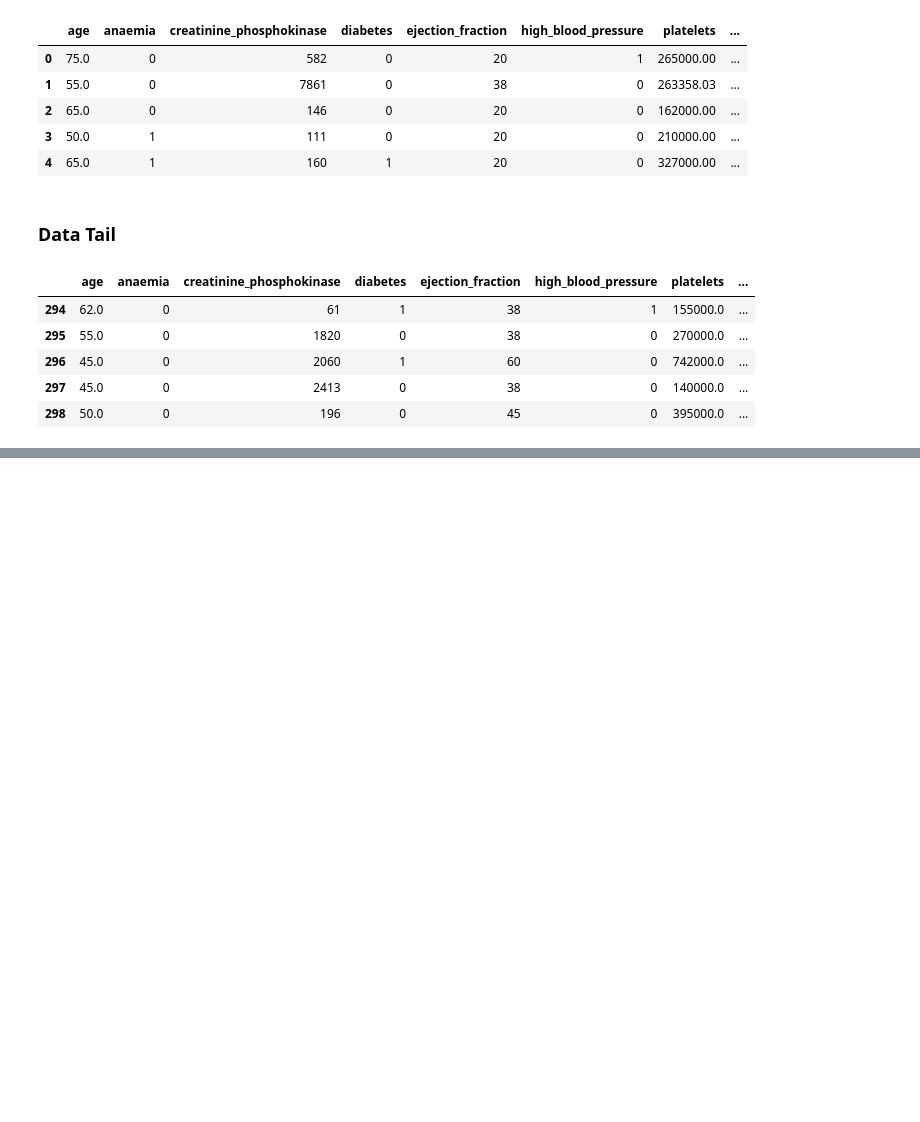
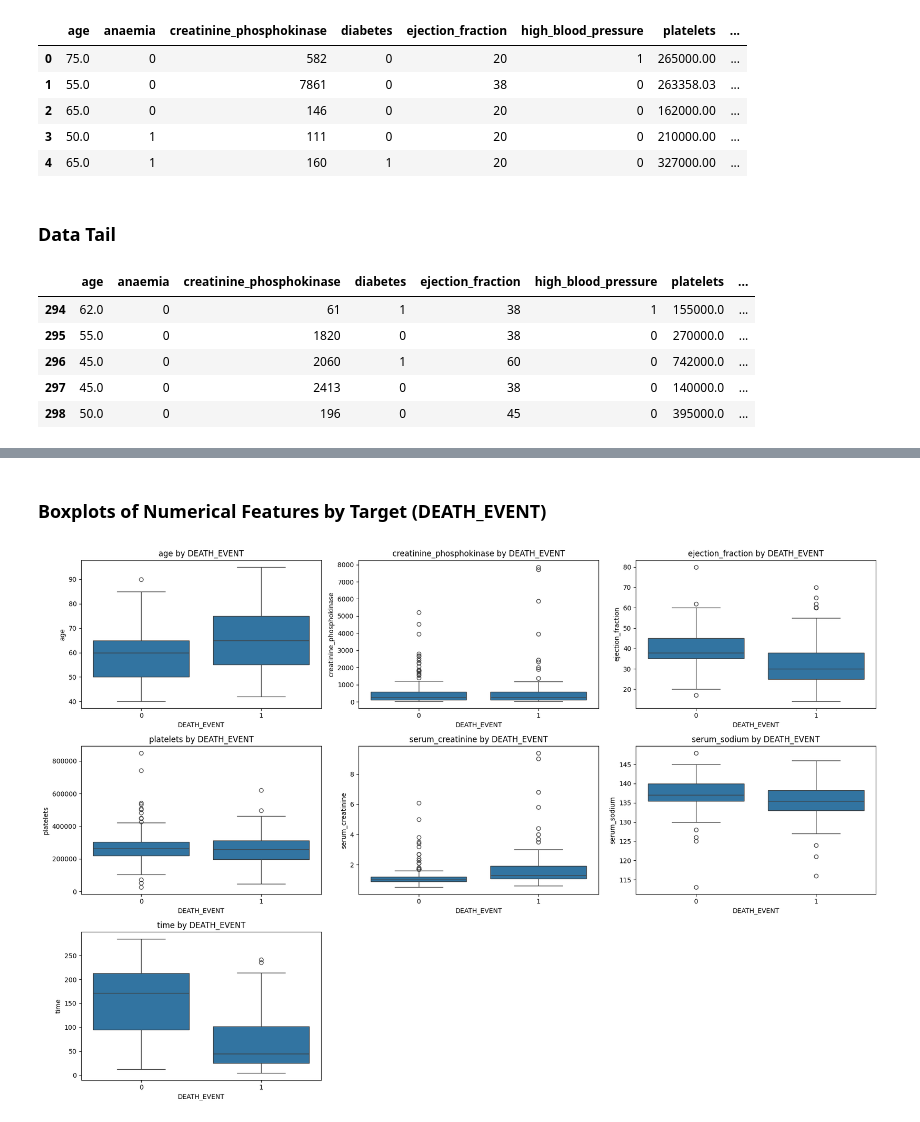
Before and after one commit to MarisaOishy/Heart-_Failure-_Prediction, a Jupyter notebook: Notebook_file/Heart_failure_prediction.ipynb, the cells around one changed output, grey strips where cells are left out. Cells and saved outputs as stored; diff of their text form; code cells hidden in the pictures; blank space fills up the shorter version.

```diff
--- a/Notebook_file/Heart_failure_prediction.ipynb
+++ b/Notebook_file/Heart_failure_prediction.ipynb
@@ -53,0 +148,17 @@ data.tail()
+# %% [markdown]
+### Boxplots of Numerical Features by Target (DEATH_EVENT)
+# %%
+numerical_features = [
+    'age', 'creatinine_phosphokinase', 'ejection_fraction', 'platelets',
+    'serum_creatinine', 'serum_sodium', 'time'
+]
+
+plt.figure(figsize=(18, 12))
+for i, col in enumerate(numerical_features, 1):
+    plt.subplot(3, 3, i)
+    sns.boxplot(x='DEATH_EVENT', y=col, data=data)
+    plt.title(f'{col} by DEATH_EVENT')
+plt.tight_layout()
+plt.show()
+# %% [output]
+[figure, added]
```
Also changed, not shown: parts of 17 cells of this notebook.
